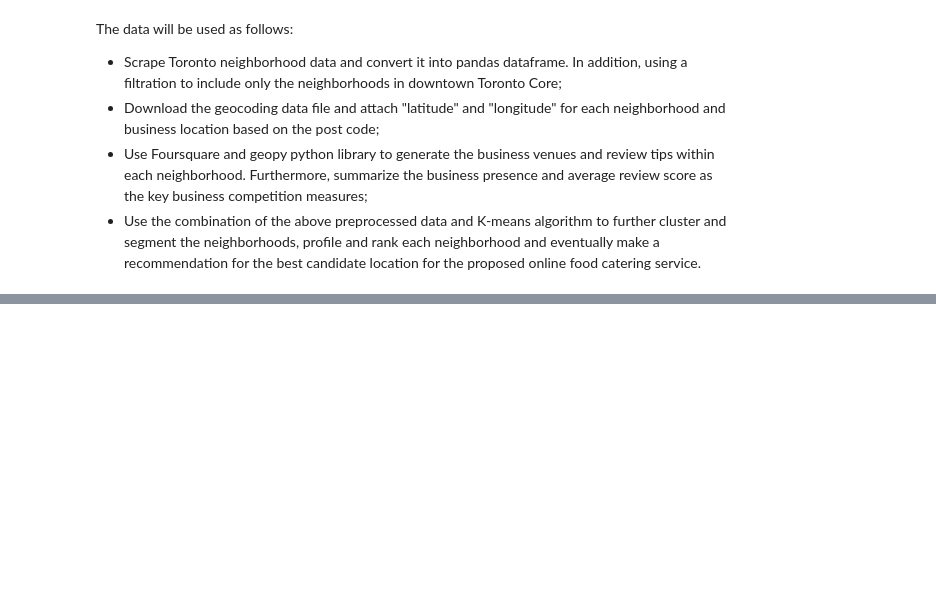
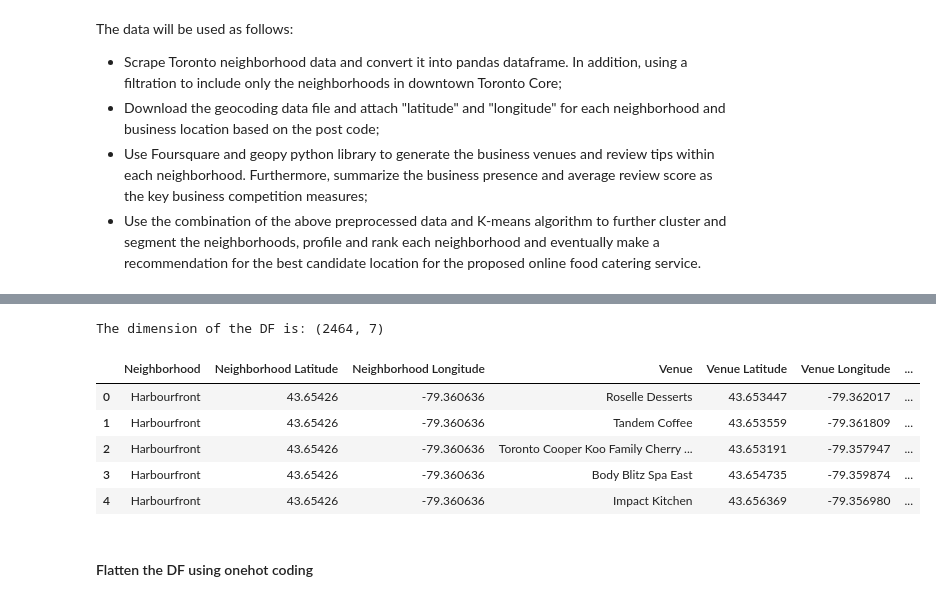
Before and after one commit to to328jw/IBMDS, a Jupyter notebook: IBMDS- Capstone Proj Final.ipynb, the cells around one changed output, grey strips where cells are left out. Cells and saved outputs as stored; diff of their text form; code cells hidden in the pictures; blank space fills up the shorter version.

```diff
--- a/IBMDS- Capstone Proj Final.ipynb
+++ b/IBMDS- Capstone Proj Final.ipynb
@@ -75,0 +197,4 @@ The data will be used as follows:
+# %%
+core_TO_geo=pd.merge(core_TO, tor_ll, on='Postcode')
+print("The shape of Core_TO_geo is:", core_TO_geo.shape)
+core_TO_geo.head()
@@ -75,0 +224,17 @@ The data will be used as follows:
+# %%
+map_toronto=folium.Map(location=[tor_lat, tor_long], zoom_start=14)
+
+for lat, lng, borough, ngbr, in zip(core_TO_geo['Latitude'],core_TO_geo['Longitude'],core_TO_geo['Borough'],core_TO_geo['Neighborhood']):
+    label='{}, {}'.format(borough, ngbr)
+    label=folium.Popup(label, parse_html=True)
+    folium.CircleMarker(
+        [lat,lng],
+        radius=5,
+        popup=label,
+        color='blue',
+        fill=True,
+        fill_color='#3186cc',
+        fill_opacity=0.7,
+        parse_html=False).add_to(map_toronto)
+
+map_toronto
@@ -75,0 +319,13 @@ The data will be used as follows:
+# %%
+print("The dimension of the DF is:",core_TO_venues.shape)
+core_TO_venues.head(5)
+# %% [output]
+The dimension of the DF is: (2464, 7)
+|  | Neighborhood | Neighborhood Latitude | Neighborhood Longitude | Venue | Venue Latitude | Venue Longitude | ... |
+| 0 | Harbourfront | 43.65426 | -79.360636 | Roselle Desserts | 43.653447 | -79.362017 | ... |
+| 1 | Harbourfront | 43.65426 | -79.360636 | Tandem Coffee | 43.653559 | -79.361809 | ... |
+| 2 | Harbourfront | 43.65426 | -79.360636 | Toronto Cooper Koo Family Cherry ... | 43.653191 | -79.357947 | ... |
+| 3 | Harbourfront | 43.65426 | -79.360636 | Body Blitz Spa East | 43.654735 | -79.359874 | ... |
+| 4 | Harbourfront | 43.65426 | -79.360636 | Impact Kitchen | 43.656369 | -79.356980 | ... |
+# %% [markdown]
+####  Flatten the DF using onehot coding
```
Also changed, not shown: parts of 34 cells of this notebook.
